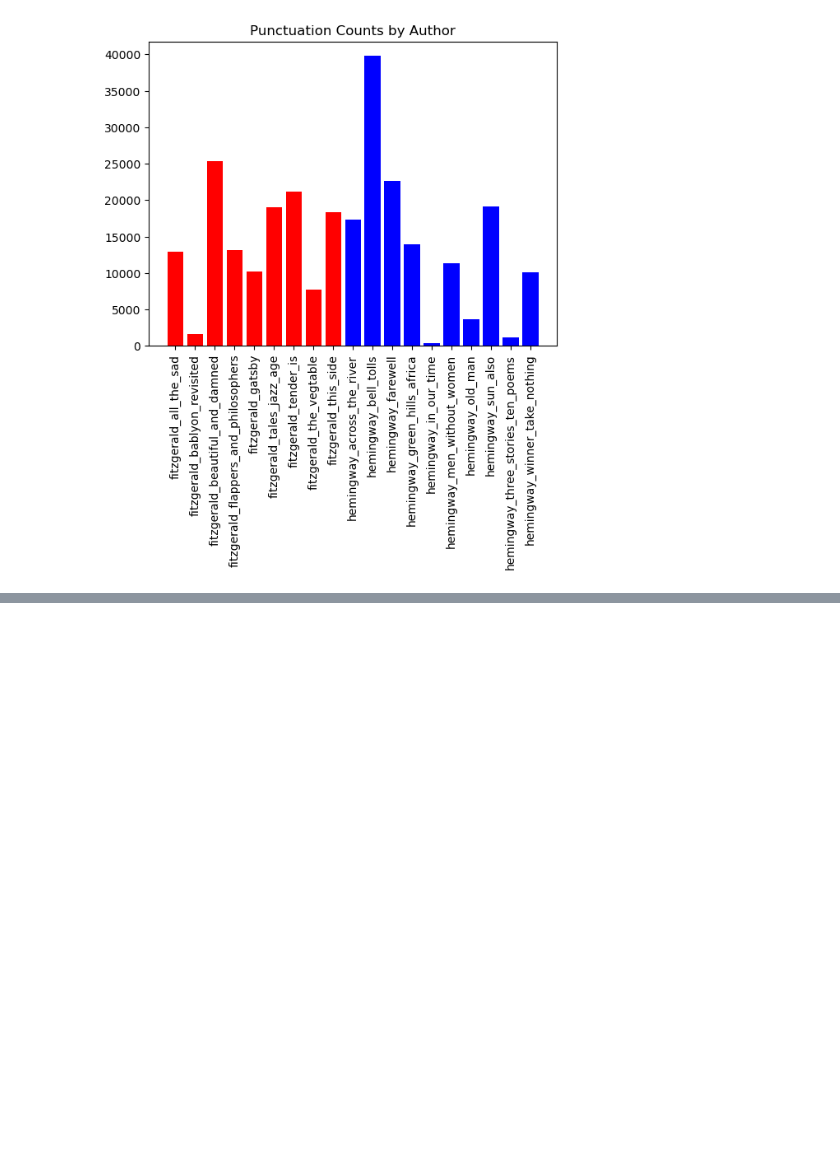
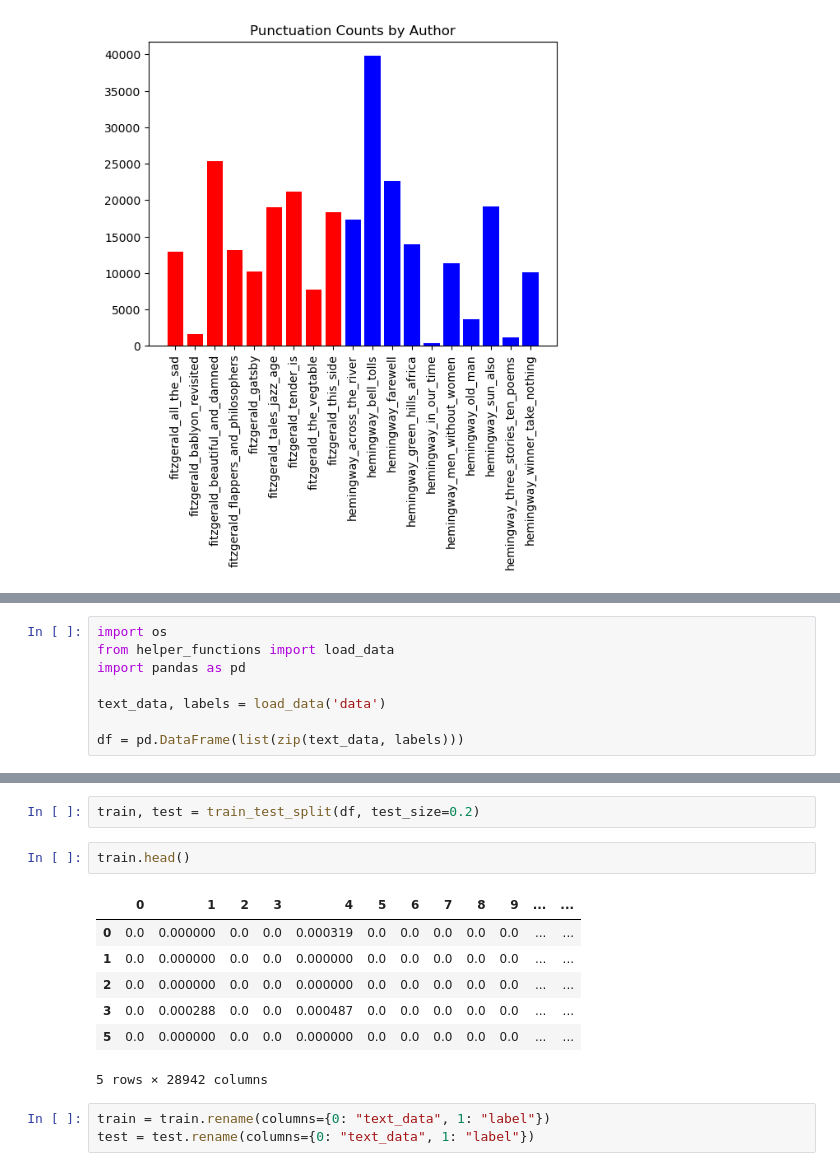
Before and after one commit to kspicer80/fitzgerald_hemingway, a Jupyter notebook: part_of_speech_analysis.ipynb, the cells around one changed output, grey strips where cells are left out. Drawn from its saved outputs; the diff is of its cells as text; blank space fills up the shorter version.

```diff
--- a/part_of_speech_analysis.ipynb
+++ b/part_of_speech_analysis.ipynb
@@ -265,0 +395,8 @@ Text(0.5, 1.0, 'Punctuation Counts by Author')
+# %%
+import os
+from helper_functions import load_data
+import pandas as pd
+
+text_data, labels = load_data('data')
+
+df = pd.DataFrame(list(zip(text_data, labels)))
@@ -265,0 +423,15 @@ Text(0.5, 1.0, 'Punctuation Counts by Author')
+# %%
+train, test = train_test_split(df, test_size=0.2)
+# %%
+train.head()
+# %% [output]
+|  | 0 | 1 | 2 | 3 | 4 | 5 | 6 | 7 | 8 | 9 | ... | ... |
+| 0 | 0.0 | 0.000000 | 0.0 | 0.0 | 0.000319 | 0.0 | 0.0 | 0.0 | 0.0 | 0.0 | ... | ... |
+| 1 | 0.0 | 0.000000 | 0.0 | 0.0 | 0.000000 | 0.0 | 0.0 | 0.0 | 0.0 | 0.0 | ... | ... |
+| 2 | 0.0 | 0.000000 | 0.0 | 0.0 | 0.000000 | 0.0 | 0.0 | 0.0 | 0.0 | 0.0 | ... | ... |
+| 3 | 0.0 | 0.000288 | 0.0 | 0.0 | 0.000487 | 0.0 | 0.0 | 0.0 | 0.0 | 0.0 | ... | ... |
+| 5 | 0.0 | 0.000000 | 0.0 | 0.0 | 0.000000 | 0.0 | 0.0 | 0.0 | 0.0 | 0.0 | ... | ... |
+5 rows × 28942 columns
+# %%
+train = train.rename(columns={0: "text_data", 1: "label"})
+test = test.rename(columns={0: "text_data", 1: "label"})
```
Also changed, not shown: parts of 20 cells of this notebook, 1 other file.
